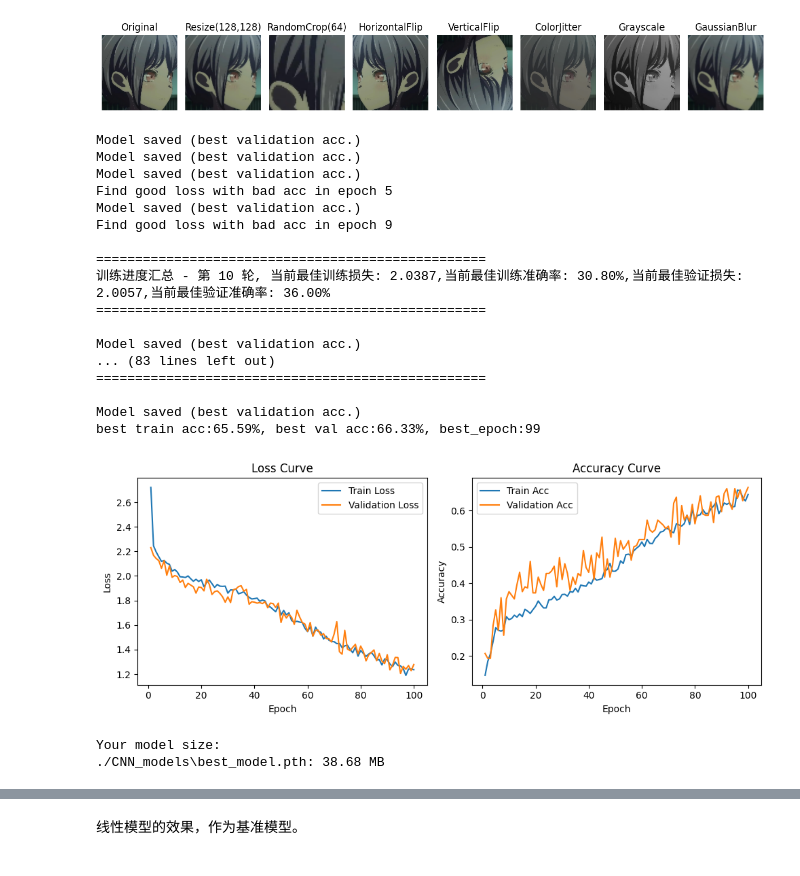
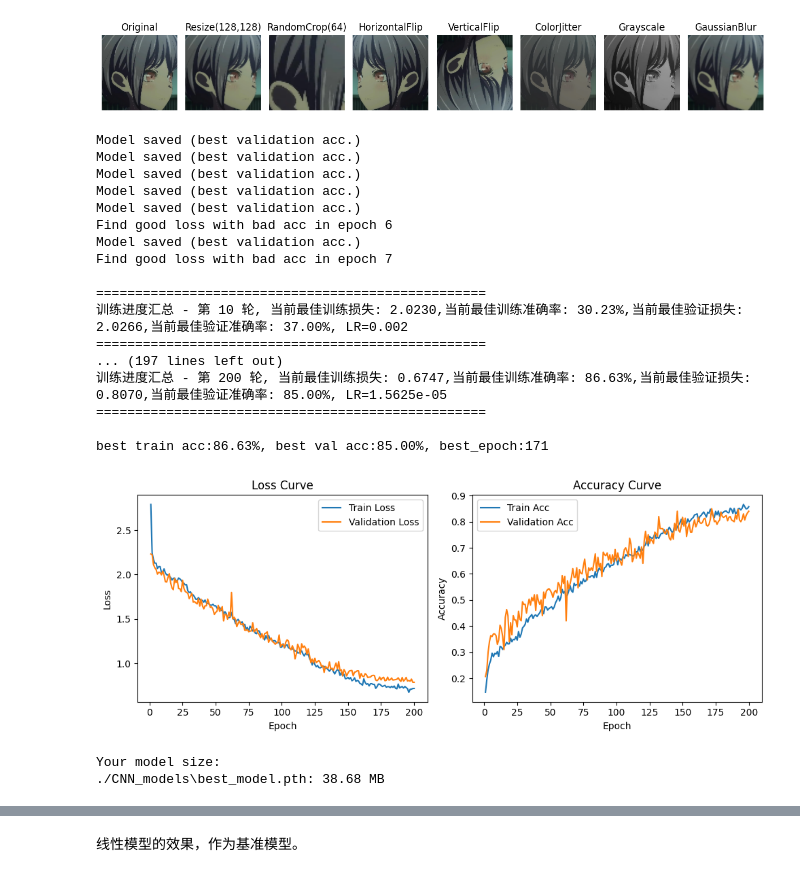
Before and after one commit to solomonjie/LLMLearning, a Jupyter notebook: GenAICourse/GenAI-ML-HW6.ipynb, the cells around one changed output, grey strips where cells are left out. Drawn from its saved outputs; the diff is of its cells as text; code cells hidden in the pictures.

Commit message:
Add scheduler to modify learning rate dynamic. get good result.

```diff
--- a/GenAICourse/GenAI-ML-HW6.ipynb
+++ b/GenAICourse/GenAI-ML-HW6.ipynb
@@ -275,7 +275,7 @@ class MyCNNModel(nn.Module):
     def forward(self, x):
         return self.simple_CNN(x)
 # %%
-def train_model(model, optimizer, train_loader, val_loader, num_epochs=20, print_interval = 10, criterion=None, save_dir='./models'):
+def train_model(model, optimizer, train_loader, val_loader, scheduler, num_epochs=20, print_interval = 10, criterion=None, save_dir='./models'):
     """
     训练模型
 
@@ -347,6 +347,7 @@ def train_model(model, optimizer, train_loader, val_loader, num_epochs=20, print
         avg_val_loss = val_loss / len(val_loader)
         val_acc = val_correct / len(val_set)
         #print(f"Valid Loss={avg_val_loss:.4f}, Valid Acc={val_acc:.2%}")
+        scheduler.step(val_acc)
 
         if train_acc > best_train_acc:
             best_train_acc = train_acc
@@ -357,7 +358,8 @@ def train_model(model, optimizer, train_loader, val_loader, num_epochs=20, print
 
         if (epoch + 1) % print_interval  == 0:
             print("\n" + "="*50)
-            print(f"训练进度汇总 - 第 {epoch + 1} 轮, 当前最佳训练损失: {best_train_loss:.4f},当前最佳训练准确率: {best_train_acc:.2%},当前最佳验证损失: {best_val_loss:.4f},当前最佳验证准确率: {best_val_acc:.2%}")
+            current_lr = optimizer.param_groups[0]['lr']
+            print(f"训练进度汇总 - 第 {epoch + 1} 轮, 当前最佳训练损失: {best_train_loss:.4f},当前最佳训练准确率: {best_train_acc:.2%},当前最佳验证损失: {best_val_loss:.4f},当前最佳验证准确率: {best_val_acc:.2%}, LR={current_lr}")
             print("="*50 + "\n")
 
         # 保存最佳模型
@@ -391,41 +393,52 @@ def train_model(model, optimizer, train_loader, val_loader, num_epochs=20, print
         'final_model_state': model.state_dict()
     }
 # %%
+from torch.optim.lr_scheduler import ReduceLROnPlateau
 batch_size = 32
-num_epochs = 100
+num_epochs = 200
 learning_rate = 2e-3
 weight_decay = 5e-4
 model = MyCNNModel().to(device) # MyLinearModel MyCNNModel
 criterion = nn.CrossEntropyLoss(label_smoothing=0.05)
 optimizer = optim.Adam(model.parameters(), lr=learning_rate, weight_decay=weight_decay)
+scheduler = ReduceLROnPlateau(
+    optimizer,
+    mode='max',  # 因为你关注的是 val acc (max)
+    factor=0.5,
+    patience=10,
+    min_lr=1e-6
+)
+
+
+
 save_dir = './CNN_models'
 
 train_loader = DataLoader(train_set, batch_size=batch_size, shuffle=True)
 val_loader = DataLoader(val_set, batch_size=batch_size, shuffle=False)
 test_loader = DataLoader(test_set, batch_size=batch_size, shuffle=False)
 
-result = train_model(model, optimizer, train_loader, val_loader, num_epochs=num_epochs, criterion=criterion, print_interval = 10, save_dir=save_dir)
+result = train_model(model, optimizer, train_loader, val_loader, scheduler, num_epochs=num_epochs, criterion=criterion, print_interval = 10, save_dir=save_dir)
 print(f"best train acc:{result['best_train_acc']:.2%}, best val acc:{result['best_val_acc']:.2%}, best_epoch:{result['best_epoch']}")
 print_info(num_epochs, result['train_losses'], result['val_losses'], result['train_accs'], result['val_accs'])
 # %% [output]
 Model saved (best validation acc.)
 Model saved (best validation acc.)
 Model saved (best validation acc.)
-Find good loss with bad acc in epoch 5
 Model saved (best validation acc.)
-Find good loss with bad acc in epoch 9
+Model saved (best validation acc.)
+Find good loss with bad acc in epoch 6
+Model saved (best validation acc.)
+Find good loss with bad acc in epoch 7
 
 ==================================================
-训练进度汇总 - 第 10 轮, 当前最佳训练损失: 2.0387,当前最佳训练准确率: 30.80%,当前最佳验证损失: 2.0057,当前最佳验证准确率: 36.00%
+训练进度汇总 - 第 10 轮, 当前最佳训练损失: 2.0230,当前最佳训练准确率: 30.23%,当前最佳验证损失: 2.0266,当前最佳验证准确率: 37.00%, LR=0.002
+==================================================
+... (197 lines left out)
+训练进度汇总 - 第 200 轮, 当前最佳训练损失: 0.6747,当前最佳训练准确率: 86.63%,当前最佳验证损失: 0.8070,当前最佳验证准确率: 85.00%, LR=1.5625e-05
 ==================================================
 
-Model saved (best validation acc.)
-... (83 lines left out)
-==================================================
-
-Model saved (best validation acc.)
-best train acc:65.59%, best val acc:66.33%, best_epoch:99
+best train acc:86.63%, best val acc:85.00%, best_epoch:171
-[figure, old version]
+[figure, new version]
 Your model size:
 ./CNN_models\best_model.pth: 38.68 MB
 # %% [markdown]
```
Also changed, not shown: parts of 1 cell of this notebook.
